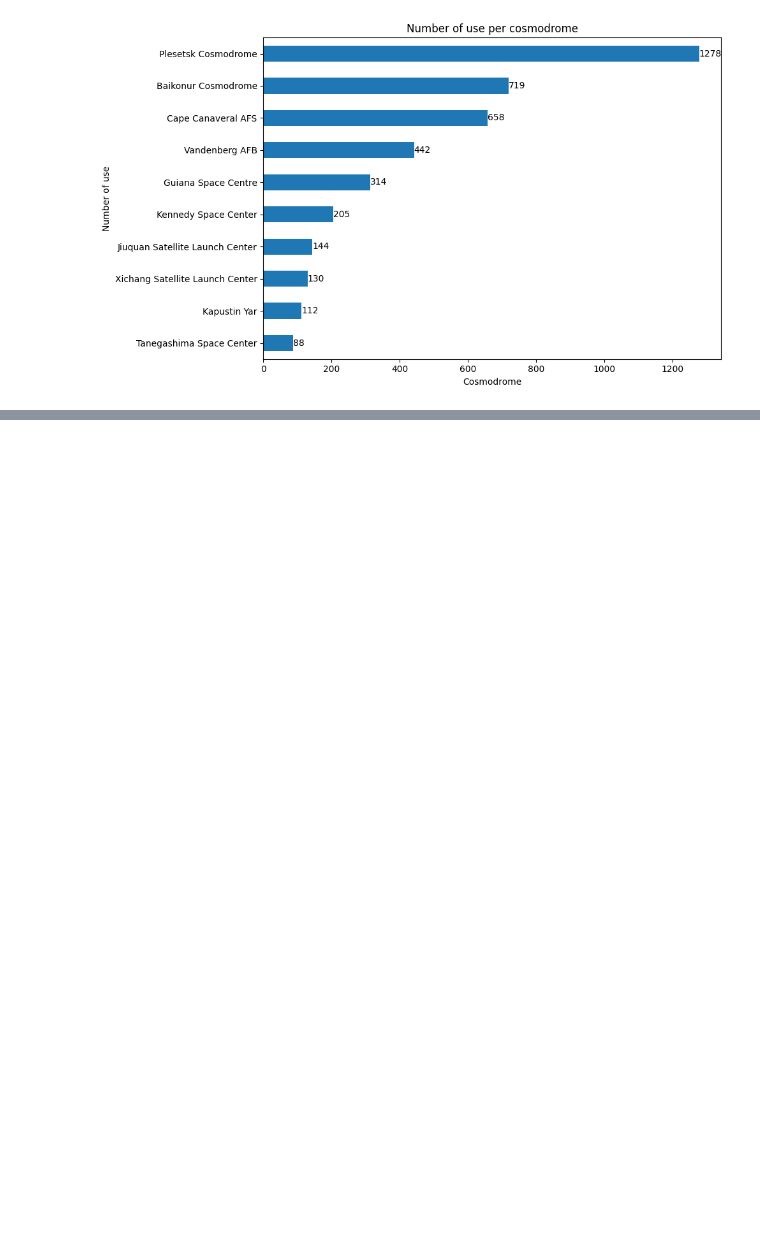
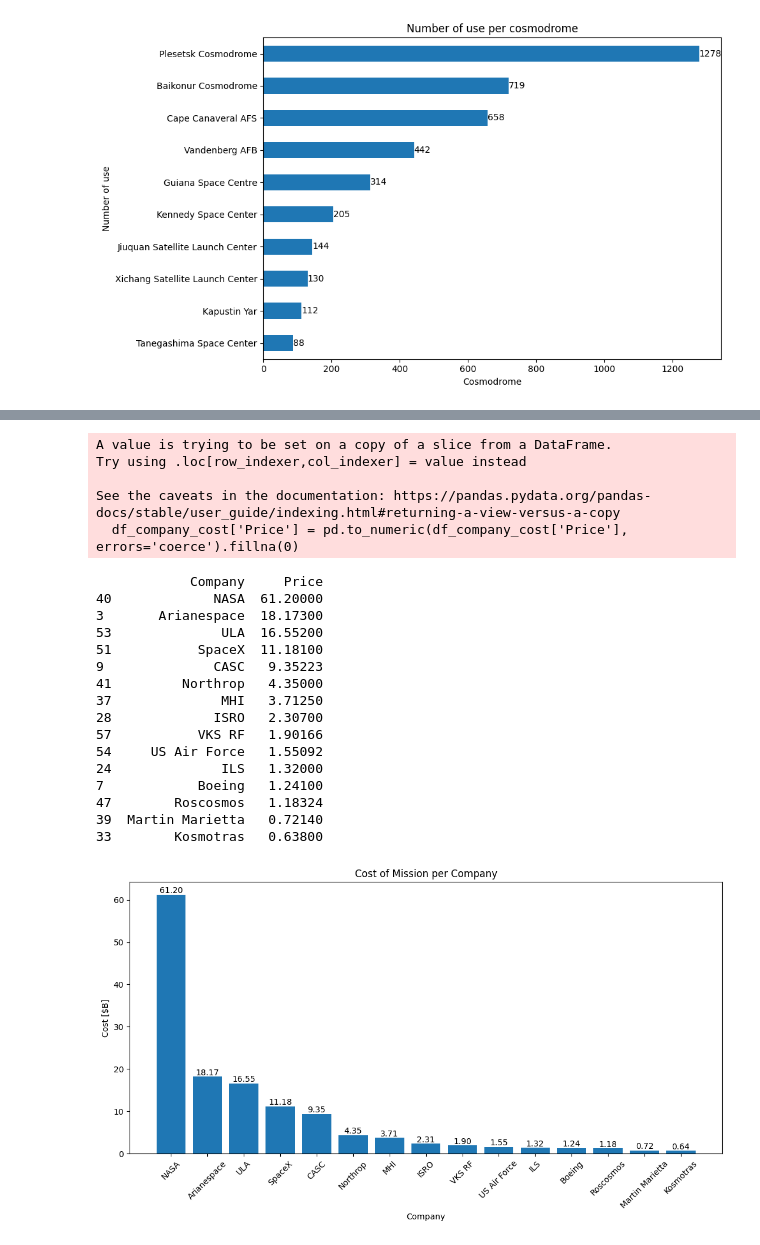
Before and after one commit to szymek111/SQL_space_Data_Analysis, a Jupyter notebook: py_files/space_jupyter_notebook.ipynb, the cells around one changed output, grey strips where cells are left out. Saved outputs shown, nothing was run; the diff lists cells and outputs as text; code cells hidden in the pictures; blank space fills up the shorter version.

```diff
--- a/py_files/space_jupyter_notebook.ipynb
+++ b/py_files/space_jupyter_notebook.ipynb
@@ -141,0 +191,53 @@ printd f_date
+# %%
+#Create new dataframe for 'Company','Price' columns
+df_company_cost = df[['Company','Price']]
+
+# Make sure if NaN = 0
+df_company_cost['Price'] = pd.to_numeric(df_company_cost['Price'], errors='coerce').fillna(0)
+
+# Group 'Company' and sum 'Price'
+sum_price_per_company = df_company_cost.groupby('Company')['Price'].sum().reset_index()
+
+#Sort by 'Price'
+sum_price_per_company = sum_price_per_company.sort_values(by='Price', ascending=False)
+
+sum_price_per_company = sum_price_per_company.head(15)
+sum_price_per_company['Price'] = sum_price_per_company['Price']/1000
+
+# Print new dataframe, gropued by 'Company'
+print(sum_price_per_company)
+
+plt.figure(figsize=(13, 6))
+bars = plt.bar(sum_price_per_company['Company'], sum_price_per_company['Price'])
+for bar in bars:
+    yval = bar.get_height()
+    plt.text(bar.get_x() + bar.get_width() / 2, yval, f'{yval:.2f}', ha='center', va='bottom', rotation=0)
+plt.xlabel('Company')
+plt.ylabel('Cost [$B]')
+plt.title('Cost of Mission per Company')
+plt.xticks(sum_price_per_company['Company'], rotation = 45)
+plt.savefig('graphs/cost_of_mission_per_company.png') #save in
+plt.show()
+# %% [output]
+A value is trying to be set on a copy of a slice from a DataFrame.
+Try using .loc[row_indexer,col_indexer] = value instead
+
+See the caveats in the documentation: https://pandas.pydata.org/pandas-docs/stable/user_guide/indexing.html#returning-a-view-versus-a-copy
+  df_company_cost['Price'] = pd.to_numeric(df_company_cost['Price'], errors='coerce').fillna(0)
+            Company     Price
+40             NASA  61.20000
+3       Arianespace  18.17300
+53              ULA  16.55200
+51           SpaceX  11.18100
+9              CASC   9.35223
+41         Northrop   4.35000
+37              MHI   3.71250
+28             ISRO   2.30700
+57           VKS RF   1.90166
+54     US Air Force   1.55092
+24              ILS   1.32000
+7            Boeing   1.24100
+47        Roscosmos   1.18324
+39  Martin Marietta   0.72140
+33        Kosmotras   0.63800
+[figure, added]
```
Also changed, not shown: parts of 4 cells of this notebook, 3 other files.
